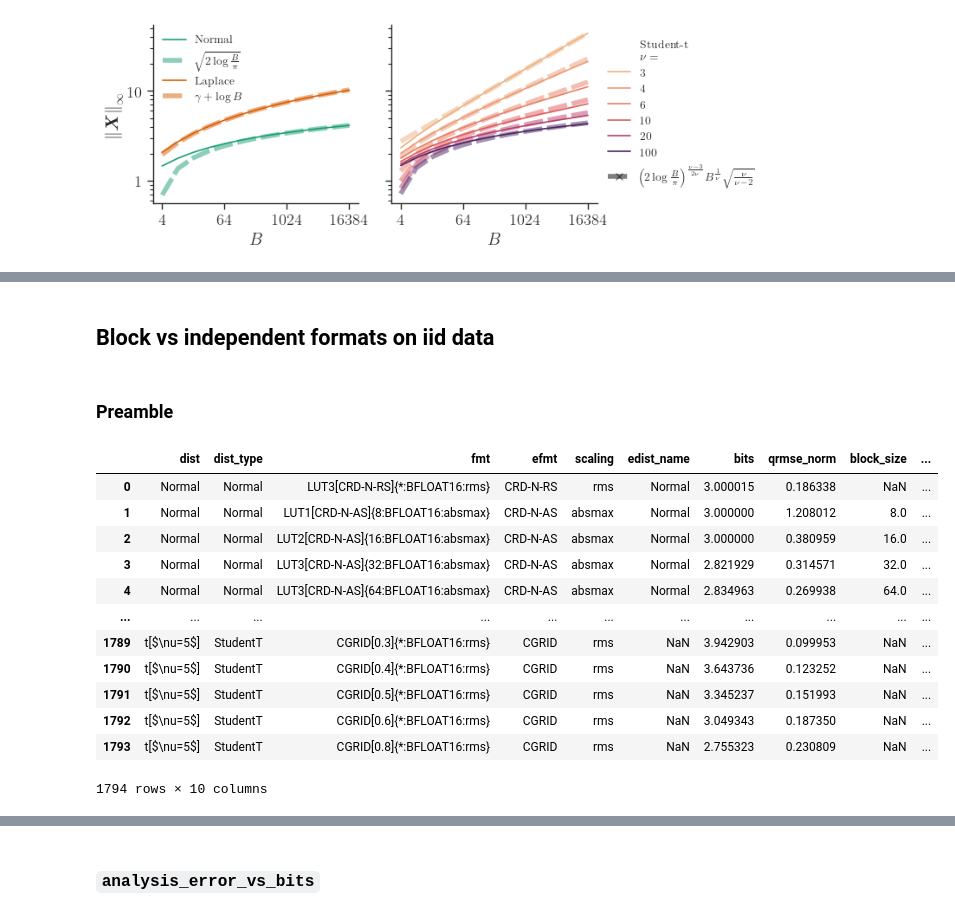
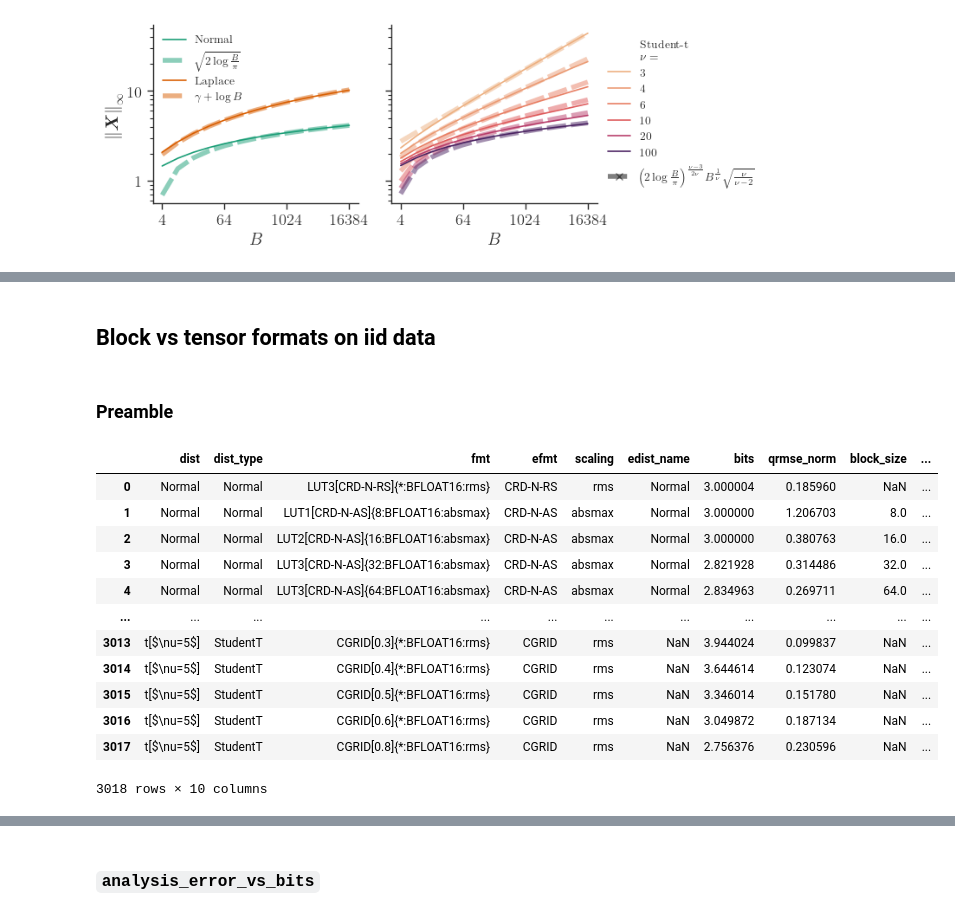
Before and after one commit to graphcore-research/llama-mobile-vlm, a Jupyter notebook: 20250127-FormatsCascade/Analysis.ipynb, the cells around one changed output, grey strips where cells are left out. Cells and saved outputs as stored; diff of their text form; code cells hidden in the pictures.

Commit message:
More plots

```diff
--- a/20250127-FormatsCascade/Analysis.ipynb
+++ b/20250127-FormatsCascade/Analysis.ipynb
@@ -179,0 +183,25 @@ remote: Updating references: 100% (1/1)
+# %%
+bits = 3
+block_size = 64
+dist = A.Normal()
+
+plt_args = dict(color="k", s=25)
+_, ax = plt.subplots(figsize=(8, 2.25))
+y = torch.full((2**bits,), 0)
+ax.scatter(dist.quantiser(bits, mode="symmetric").values, y, **plt_args, label="RMS (Sym)"); y -= 1
+ax.scatter(dist.quantiser(bits, mode="asymmetric").values, y, **plt_args, label="RMS (Asym)"); y -= 1
+# ax.scatter(dist.quantiser(bits, mode="repeat_zero").values, y, **plt_args, label=r"RMS ($\pm0$)"); y -= 1
+ax.scatter(dist.quantiser(bits, scaling="absmax", block_size=block_size, mode="symmetric").values, y, **plt_args, label="Block-Absmax (Sym)"); y -= 1
+ax.scatter(dist.quantiser(bits, scaling="absmax", block_size=block_size, mode="asymmetric").values, y, **plt_args, label="Block-Absmax (Asym)"); y -= 1
+ax.scatter(dist.quantiser(bits, scaling="signmax", block_size=block_size, mode="asymmetric").values, y, **plt_args, label="Block-Signmax (Asym)"); y -= 1
+
+ax.grid(True)
+ax.spines["bottom"].set_visible(False)
+ax.spines["left"].set_visible(False)
+labels = ax.get_legend_handles_labels()[1]
+ax.set_yticks(-torch.arange(len(labels)), labels)
+ax.set_ylim((-len(labels) + 1 - 0.25, 0.25))
+ax.set_xlabel("$Q_i$")
+
+plot_utils.tidy(ax.figure)
+plot_utils.save("normal_scaling_mode_example_3bit")
@@ -180,10 +248,11 @@ remote: Updating references: 100% (1/1)
 # %% [markdown]
-## Block vs independent formats on iid data
+## Block vs tensor formats on iid data
 # %% [markdown]
 ### Preamble
 # %%
-samples = 2**20
-bs = torch.linspace(3, 6, 13).tolist()
+samples = 2**22
+# bs = torch.linspace(3, 6, 13).tolist()
+bs = torch.linspace(3, 8, 21).tolist()
 compressed_resolutions = torch.logspace(tensor(0.065).log(), tensor(0.8).log(), 13, base=torch.e).tolist()
 Bs = [2**logB for logB in range(3, 12+1)]
 distributions = [A.Normal(), A.Laplace(), A.StudentT(df=5)]
@@ -197,54 +266,55 @@ def sweep() -> Iterable[dict[str, Any]]:
 
             # Tensor & Block
             for edist in distributions:
-                fmts.append((Q.LinearScalingFormat(edist.rms_quantiser(b), Q.BFLOAT16, (None,), scaling="rms"),
+                fmts.append((Q.LinearScalingFormat(edist.quantiser(b), Q.BFLOAT16, (None,), scaling="rms"),
                              dict(scaling="rms", edist_name=distribution_name(edist))))
                 for B in Bs:
-                    fmts.append((Q.LinearScalingFormat(edist.absmax_quantiser(b - 16 / B, B, scaling="absmax", mode="symmetric"), Q.BFLOAT16, (B,), scaling="absmax"),
+                    fmts.append((Q.LinearScalingFormat(edist.quantiser(b - 16 / B, scaling="absmax", block_size=B, mode="symmetric"), Q.BFLOAT16, (B,), scaling="absmax"),
                                  dict(scaling="absmax", block_size=B, edist_name=distribution_name(edist))))
 
             # Lloyd-Max
-            # fmts.append((Q.LinearScalingFormat(Q.lut_lloyd_max(A.rms_normalise(X_train), b, 1e-4, init=("uniform_rms", 3)), Q.BFLOAT16, (None,), scaling="rms"),
-            #              dict(scaling="rms")))
-            # for edist in distributions:
-            #     fmts.append((Q.LinearScalingFormat(Q.lut_lloyd_max(A.block_normalise(X_train, B), b - 16 / B, 1e-4, init="uniform_minmax"), Q.BFLOAT16, (B,), scaling="absmax"),
-            #                     dict(scaling="absmax", block_size=B)))
+            if b <= 5.25:  # speed hack
+                fmts.append((Q.LinearScalingFormat(Q.lut_lloyd_max(A.rms_normalise(X_train), b, 1e-4, init=("uniform_rms", 3)), Q.BFLOAT16, (None,), scaling="rms"),
+                            dict(scaling="rms")))
+                for edist in distributions:
+                    fmts.append((Q.LinearScalingFormat(Q.lut_lloyd_max(A.block_normalise(X_train, "absmax", B), b - 16 / B, 1e-4, init="uniform_minmax"), Q.BFLOAT16, (B,), scaling="absmax"),
+                                dict(scaling="absmax", block_size=B)))
 
             # Compressed
             for resolution in compressed_resolutions:
                 fmts.append(((Q.LinearScalingCompressionFormat(Q.UniformAndCompressionFormat.train(A.rms_normalise(X_train), resolution), Q.BFLOAT16, (None,), scaling="rms")),
                               dict(scaling="rms", resolution=resolution)))
 
             for fmt, detail in fmts:
                 if isinstance(fmt, Q.LinearScalingCompressionFormat):
                     efmt = "CGRID"
                     bits = fmt.count_bits_tensor(X) / X.nelement()
                 elif isinstance(fmt, Q.LinearScalingFormat):
                     efmt = fmt.element_format.name
                     bits = fmt.count_bits(X.shape) / X.nelement()
                 yield dict(
                     dist=distribution_name(dist),
                     dist_type=type(dist).__name__,
                     fmt=str(fmt),
                     efmt=efmt,
                     **detail,
                     bits=bits,
                     qrmse_norm=A.qrmse_norm(fmt, X).item(),
                 )
 
 df = pd.DataFrame.from_records(list(sweep()))
 display(df)
 # %% [output]
 |  | dist | dist_type | fmt | efmt | scaling | edist_name | bits | qrmse_norm | block_size | ... |
-| 0 | Normal | Normal | LUT3[CRD-N-RS]{*:BFLOAT16:rms} | CRD-N-RS | rms | Normal | 3.000015 | 0.186338 | NaN | ... |
-| 1 | Normal | Normal | LUT1[CRD-N-AS]{8:BFLOAT16:absmax} | CRD-N-AS | absmax | Normal | 3.000000 | 1.208012 | 8.0 | ... |
-| 2 | Normal | Normal | LUT2[CRD-N-AS]{16:BFLOAT16:absmax} | CRD-N-AS | absmax | Normal | 3.000000 | 0.380959 | 16.0 | ... |
-| 3 | Normal | Normal | LUT3[CRD-N-AS]{32:BFLOAT16:absmax} | CRD-N-AS | absmax | Normal | 2.821929 | 0.314571 | 32.0 | ... |
-| 4 | Normal | Normal | LUT3[CRD-N-AS]{64:BFLOAT16:absmax} | CRD-N-AS | absmax | Normal | 2.834963 | 0.269938 | 64.0 | ... |
+| 0 | Normal | Normal | LUT3[CRD-N-RS]{*:BFLOAT16:rms} | CRD-N-RS | rms | Normal | 3.000004 | 0.185960 | NaN | ... |
+| 1 | Normal | Normal | LUT1[CRD-N-AS]{8:BFLOAT16:absmax} | CRD-N-AS | absmax | Normal | 3.000000 | 1.206703 | 8.0 | ... |
+| 2 | Normal | Normal | LUT2[CRD-N-AS]{16:BFLOAT16:absmax} | CRD-N-AS | absmax | Normal | 3.000000 | 0.380763 | 16.0 | ... |
+| 3 | Normal | Normal | LUT3[CRD-N-AS]{32:BFLOAT16:absmax} | CRD-N-AS | absmax | Normal | 2.821928 | 0.314486 | 32.0 | ... |
+| 4 | Normal | Normal | LUT3[CRD-N-AS]{64:BFLOAT16:absmax} | CRD-N-AS | absmax | Normal | 2.834963 | 0.269711 | 64.0 | ... |
 | ... | ... | ... | ... | ... | ... | ... | ... | ... | ... | ... |
-| 1789 | t[$\nu=5$] | StudentT | CGRID[0.3]{*:BFLOAT16:rms} | CGRID | rms | NaN | 3.942903 | 0.099953 | NaN | ... |
-| 1790 | t[$\nu=5$] | StudentT | CGRID[0.4]{*:BFLOAT16:rms} | CGRID | rms | NaN | 3.643736 | 0.123252 | NaN | ... |
-| 1791 | t[$\nu=5$] | StudentT | CGRID[0.5]{*:BFLOAT16:rms} | CGRID | rms | NaN | 3.345237 | 0.151993 | NaN | ... |
-| 1792 | t[$\nu=5$] | StudentT | CGRID[0.6]{*:BFLOAT16:rms} | CGRID | rms | NaN | 3.049343 | 0.187350 | NaN | ... |
-| 1793 | t[$\nu=5$] | StudentT | CGRID[0.8]{*:BFLOAT16:rms} | CGRID | rms | NaN | 2.755323 | 0.230809 | NaN | ... |
+| 3013 | t[$\nu=5$] | StudentT | CGRID[0.3]{*:BFLOAT16:rms} | CGRID | rms | NaN | 3.944024 | 0.099837 | NaN | ... |
+| 3014 | t[$\nu=5$] | StudentT | CGRID[0.4]{*:BFLOAT16:rms} | CGRID | rms | NaN | 3.644614 | 0.123074 | NaN | ... |
+| 3015 | t[$\nu=5$] | StudentT | CGRID[0.5]{*:BFLOAT16:rms} | CGRID | rms | NaN | 3.346014 | 0.151780 | NaN | ... |
+| 3016 | t[$\nu=5$] | StudentT | CGRID[0.6]{*:BFLOAT16:rms} | CGRID | rms | NaN | 3.049872 | 0.187134 | NaN | ... |
+| 3017 | t[$\nu=5$] | StudentT | CGRID[0.8]{*:BFLOAT16:rms} | CGRID | rms | NaN | 2.756376 | 0.230596 | NaN | ... |
-1794 rows × 10 columns
+3018 rows × 10 columns
```
Also changed, not shown: parts of 15 cells of this notebook, 2 other files.
